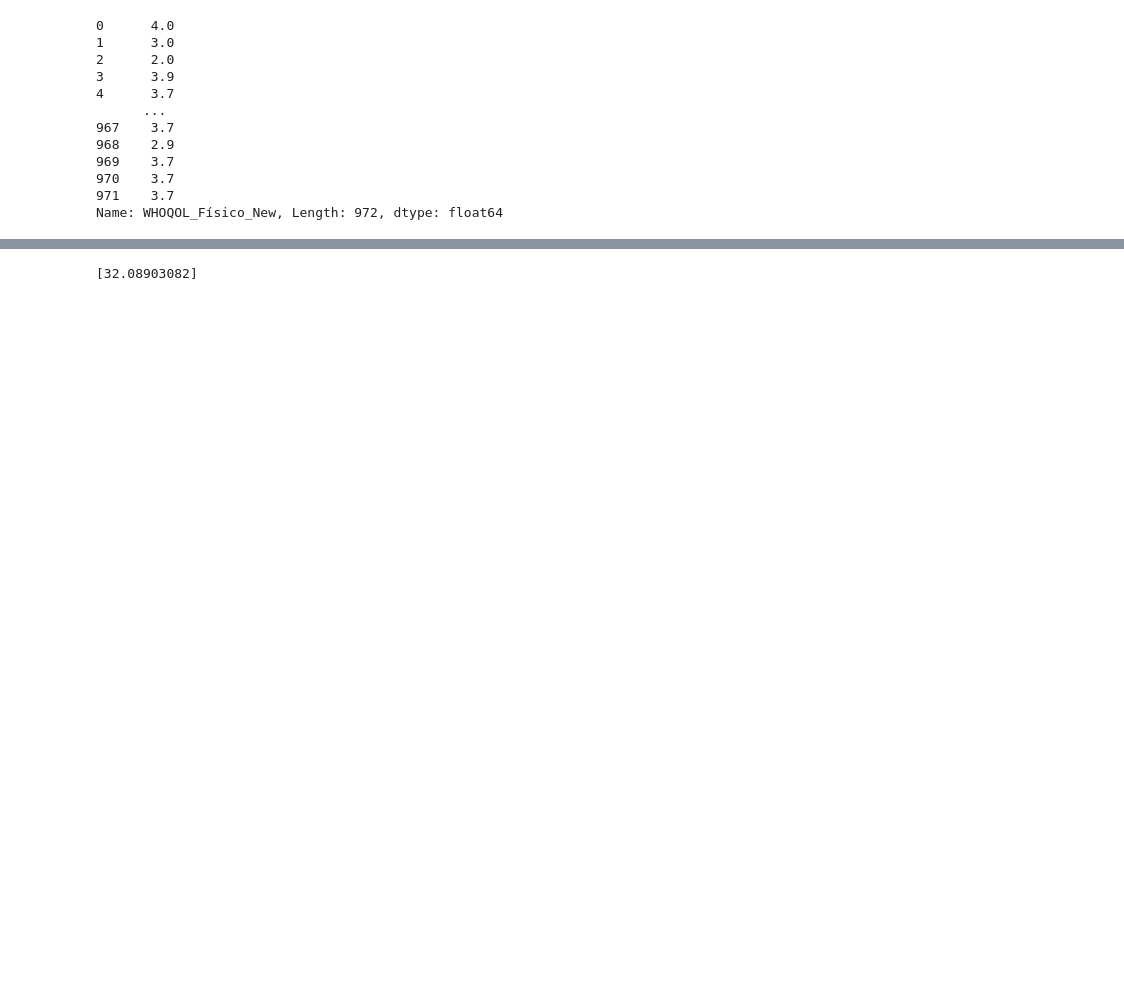
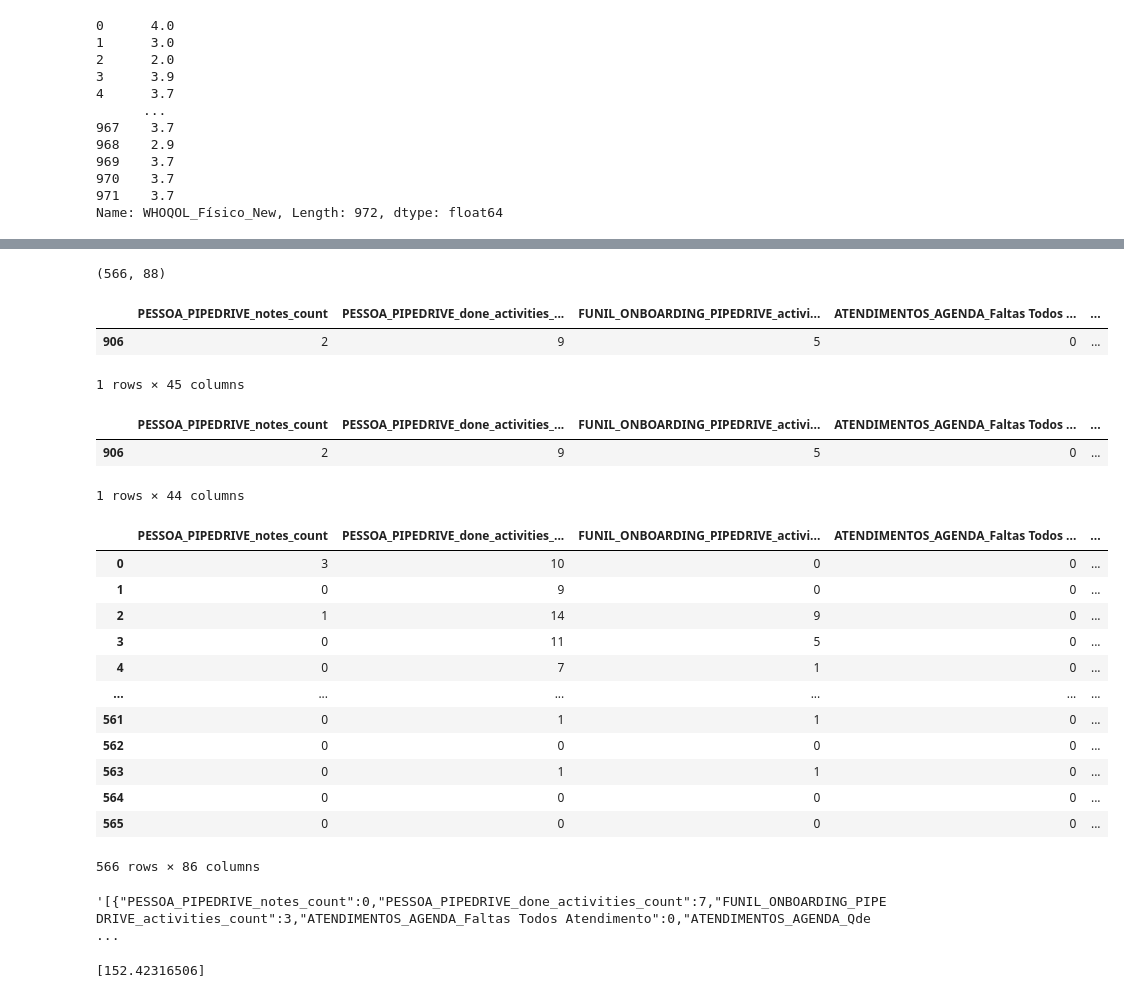
Before and after one commit to alessitomas/streamlit-deploy, a Jupyter notebook: src/scripts/teste.ipynb, the cells around one changed output, grey strips where cells are left out. Saved outputs shown, nothing was run; the diff lists cells and outputs as text; code cells hidden in the pictures; blank space fills up the shorter version.

```diff
--- a/src/scripts/teste.ipynb
+++ b/src/scripts/teste.ipynb
@@ -529,2 +521,0 @@ df2.head()
-# %%
-df2 = pd.DataFrame(df2.iloc[500]).T
@@ -563,0 +617,10 @@ df3.shape
+# %%
+df2.shape
+# %% [output]
+(566, 88)
+# %%
+df3.head()
+# %% [output]
+|  | PESSOA_PIPEDRIVE_notes_count | PESSOA_PIPEDRIVE_done_activities_... | FUNIL_ONBOARDING_PIPEDRIVE_activi... | ATENDIMENTOS_AGENDA_Faltas Todos ... | ... |
+| 906 | 2 | 9 | 5 | 0 | ... |
+1 rows × 45 columns
@@ -564,2 +629,24 @@ df3.shape
+# %%
+df3
+# %% [output]
+|  | PESSOA_PIPEDRIVE_notes_count | PESSOA_PIPEDRIVE_done_activities_... | FUNIL_ONBOARDING_PIPEDRIVE_activi... | ATENDIMENTOS_AGENDA_Faltas Todos ... | ... |
+| 906 | 2 | 9 | 5 | 0 | ... |
+1 rows × 44 columns
 # %%
-df2 = df2.drop(columns=["stay_time"])
+df2 = df2.drop(columns=["stay_time","PESSOA_PIPEDRIVE_id_person"])
+# %%
+df2
+# %% [output]
+|  | PESSOA_PIPEDRIVE_notes_count | PESSOA_PIPEDRIVE_done_activities_... | FUNIL_ONBOARDING_PIPEDRIVE_activi... | ATENDIMENTOS_AGENDA_Faltas Todos ... | ... |
+| 0 | 3 | 10 | 0 | 0 | ... |
+| 1 | 0 | 9 | 0 | 0 | ... |
+| 2 | 1 | 14 | 9 | 0 | ... |
+| 3 | 0 | 11 | 5 | 0 | ... |
+| 4 | 0 | 7 | 1 | 0 | ... |
+| ... | ... | ... | ... | ... | ... |
+| 561 | 0 | 1 | 1 | 0 | ... |
+| 562 | 0 | 0 | 0 | 0 | ... |
+| 563 | 0 | 1 | 1 | 0 | ... |
+| 564 | 0 | 0 | 0 | 0 | ... |
+| 565 | 0 | 0 | 0 | 0 | ... |
+566 rows × 86 columns
@@ -566,6 +655,10 @@ df2 = df2.drop(columns=["stay_time"])
+# %%
+df2.to_json( force_ascii=False, orient='records', index=False)
+# %% [output]
+'[{"PESSOA_PIPEDRIVE_notes_count":0,"PESSOA_PIPEDRIVE_done_activities_count":7,"FUNIL_ONBOARDING_PIPEDRIVE_activities_count":3,"ATENDIMENTOS_AGENDA_Faltas Todos Atendimento":0,"ATENDIMENTOS_AGENDA_Qde ...
 # %%
-predicao = model.predict(df2.values.reshape(1, -1))
+predicao = model.predict(dfppp)
 
 print(predicao)
 # %% [output]
-[32.08903082]
+[152.42316506]
```
Also changed, not shown: parts of 27 cells of this notebook, 7 other files.
